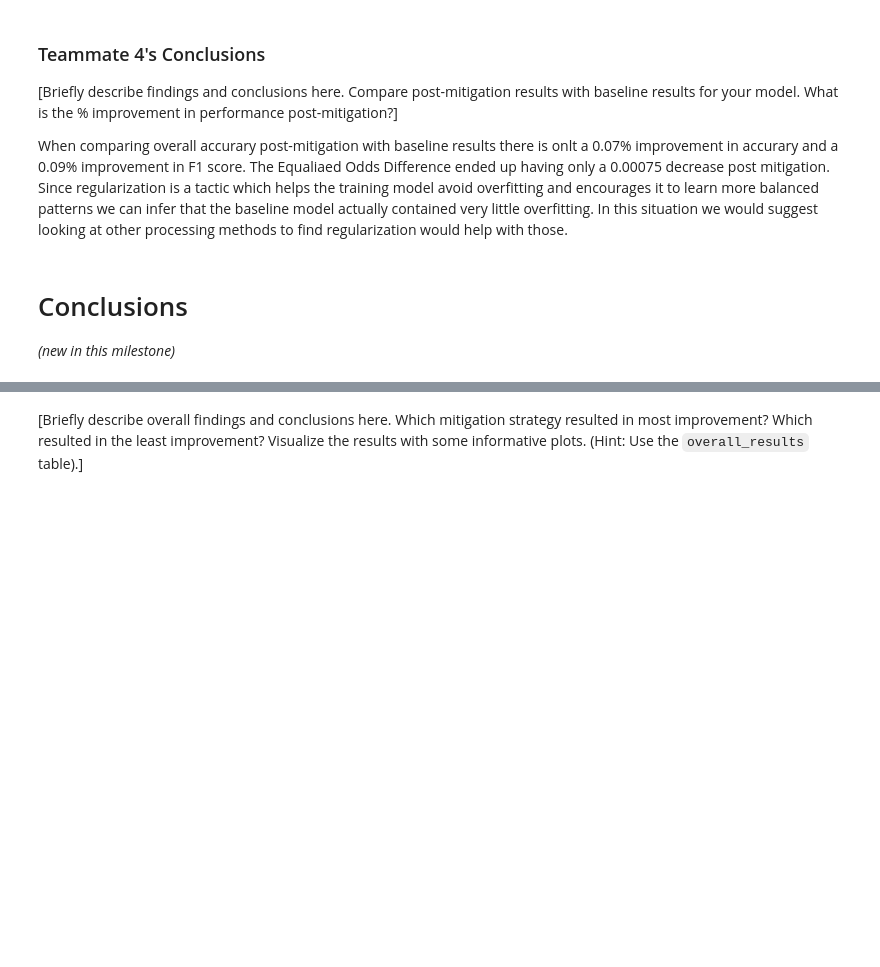
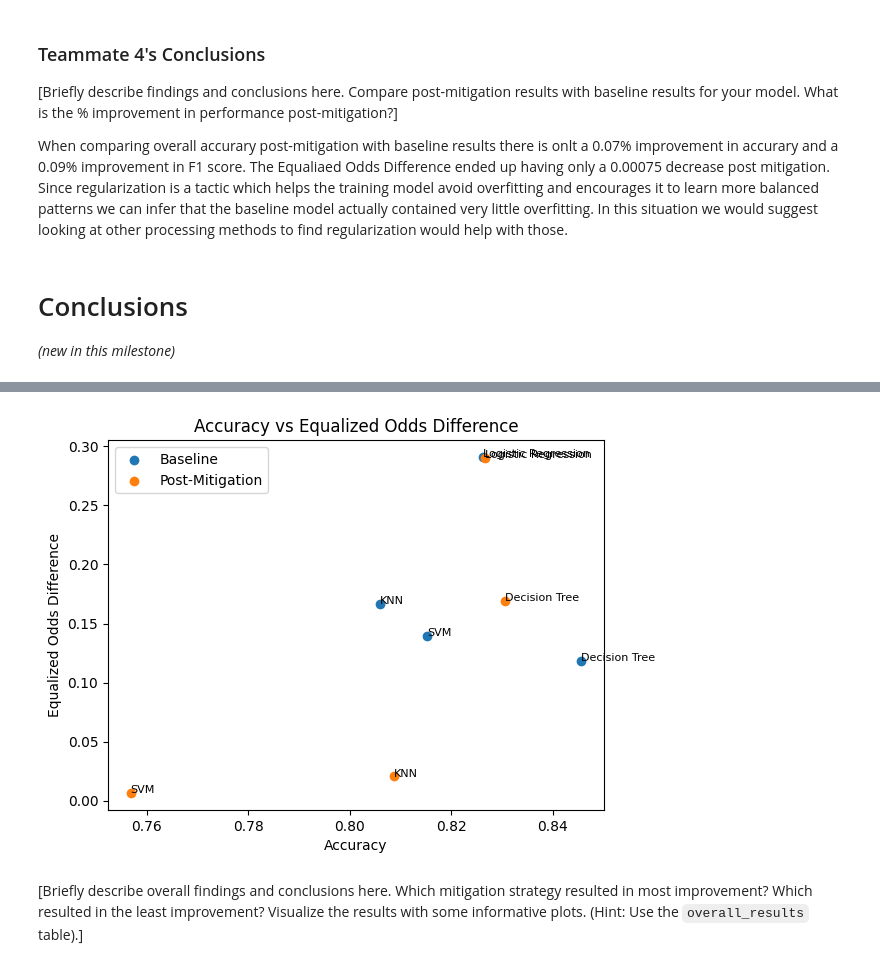
Before and after one commit to henry-AY/CS108-212-STAT108-212-W26-Course-Project, a Jupyter notebook: Week_6/CS108_212_STAT108_212_W26_Course_Project_Bias_Mitigation-2.ipynb, the cells around one changed output, grey strips where cells are left out. Cells and saved outputs as stored; diff of their text form; code cells hidden in the pictures; blank space fills up the shorter version.

```diff
--- a/Week_6/CS108_212_STAT108_212_W26_Course_Project_Bias_Mitigation-2.ipynb
+++ b/Week_6/CS108_212_STAT108_212_W26_Course_Project_Bias_Mitigation-2.ipynb
@@ -870,2 +889,28 @@ overall_results ## Note: The table displayed below in this starter notebook is f
+# %%
+plt.figure()
+
+plt.scatter(baseline['accuracy_overall'], baseline['eo_diff'], label="Baseline")
+plt.scatter(mitigated['accuracy_overall'], mitigated['eo_diff'], label="Post-Mitigation")
+
+for i, row in baseline.iterrows():
+    plt.annotate(row['predictor_model'],
+                (row['accuracy_overall'], row['eo_diff']),
+                fontsize=8)
+
+# Label mitigated points
+for i, row in mitigated.iterrows():
+    plt.annotate(row['predictor_model'],
+                (row['accuracy_overall'], row['eo_diff']),
+                fontsize=8)
+
+
+plt.xlabel("Accuracy")
+plt.ylabel("Equalized Odds Difference")
+plt.title("Accuracy vs Equalized Odds Difference")
+plt.legend()
+
+plt.show()
+# %% [output]
+[figure, added]
 # %% [markdown]
 [Briefly describe overall findings and conclusions here. Which mitigation strategy resulted in most improvement? Which resulted in the least improvement? Visualize the results with some informative plots. (Hint: Use the `overall_results` table).]
```
Also changed, not shown: parts of 10 cells of this notebook.
